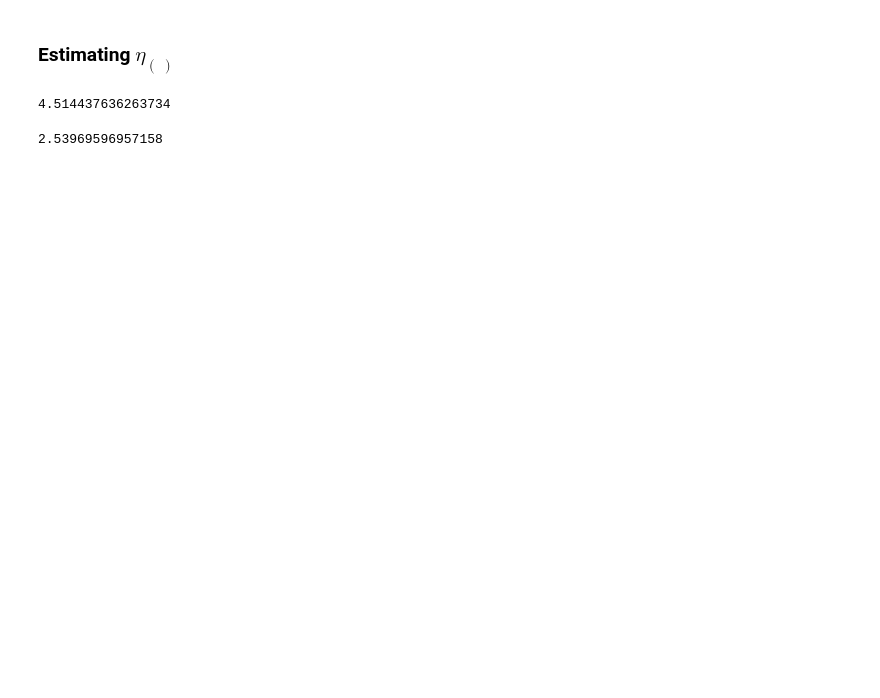
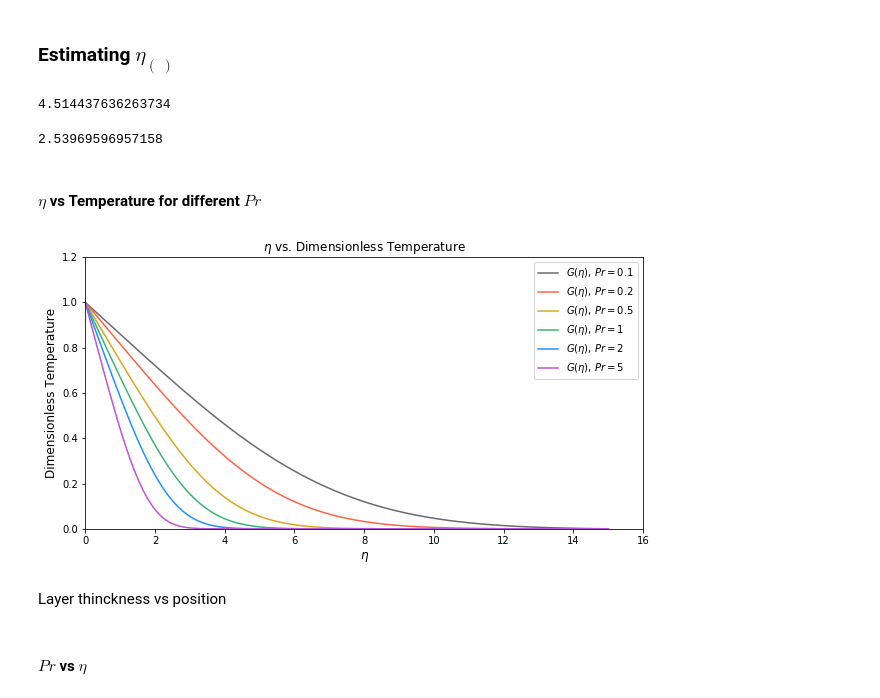
Before and after one commit to AparaV/appm-4650-project, a Jupyter notebook: code/plate.ipynb, the cells around one changed output. Saved outputs shown, nothing was run; the diff lists cells and outputs as text; code cells hidden in the pictures; blank space fills up the shorter version.

```diff
--- a/code/plate.ipynb
+++ b/code/plate.ipynb
@@ -240,3 +269,37 @@ eta_t = lagrange_poly(G, eta, 0.02)
 print(eta_t)
 # %% [output]
 2.53969596957158
+# %% [markdown]
+#### $\eta$ vs Temperature for different $Pr$
+# %%
+Prs = [0.1, 0.2, 0.5, 1, 2, 5]
+colors = ["dimgray", "tomato", "goldenrod", "mediumseagreen", "dodgerblue", "mediumorchid"]
+
+plt.figure(figsize=(10,5))
+plt.title(r"$\eta$ vs. Dimensionless Temperature", fontsize=12)
+plt.xlabel(r"$\eta$", fontsize=12)
+plt.ylabel("Dimensionless Temperature", fontsize=12)
+plt.xlim(0, 16)
+plt.ylim(0, 1.2)
+
+for idx, p in enumerate(Prs):
+    Pr = p
+    W, T = solve_system(Pr=p, h=0.1, tol=10e-9, inf=15)
+
+    G = []
+    eta = []
+
+    for idy, w in enumerate(W):
+        eta.append(T[idy])
+        G.append(w[3][0])
+
+    plt.plot(eta, G, color=colors[idx], label=r'$G(\eta)$, $Pr={}$'.format(p))
+
+plt.legend()
+plt.show()
+# %% [output]
+[figure, added]
+# %% [markdown]
+Layer thinckness vs position
+# %% [markdown]
+#### $Pr$ vs $\eta$
```
Also changed, not shown: parts of 6 cells of this notebook, 1 other file.
